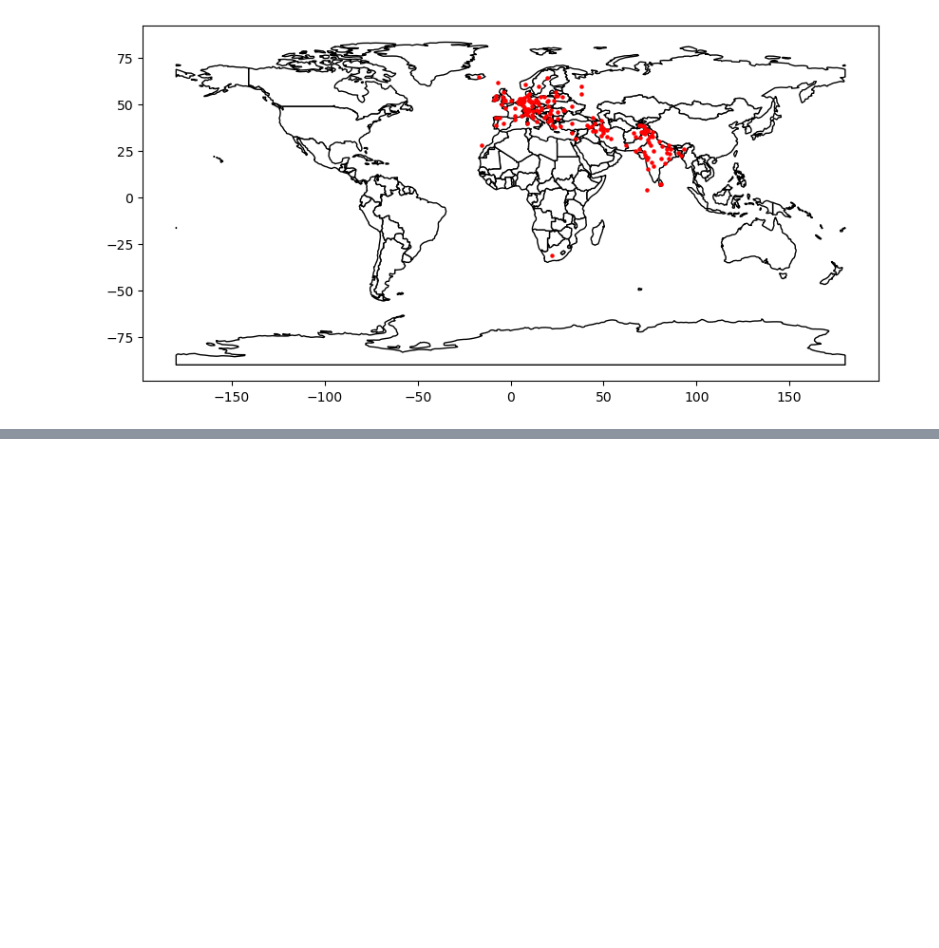
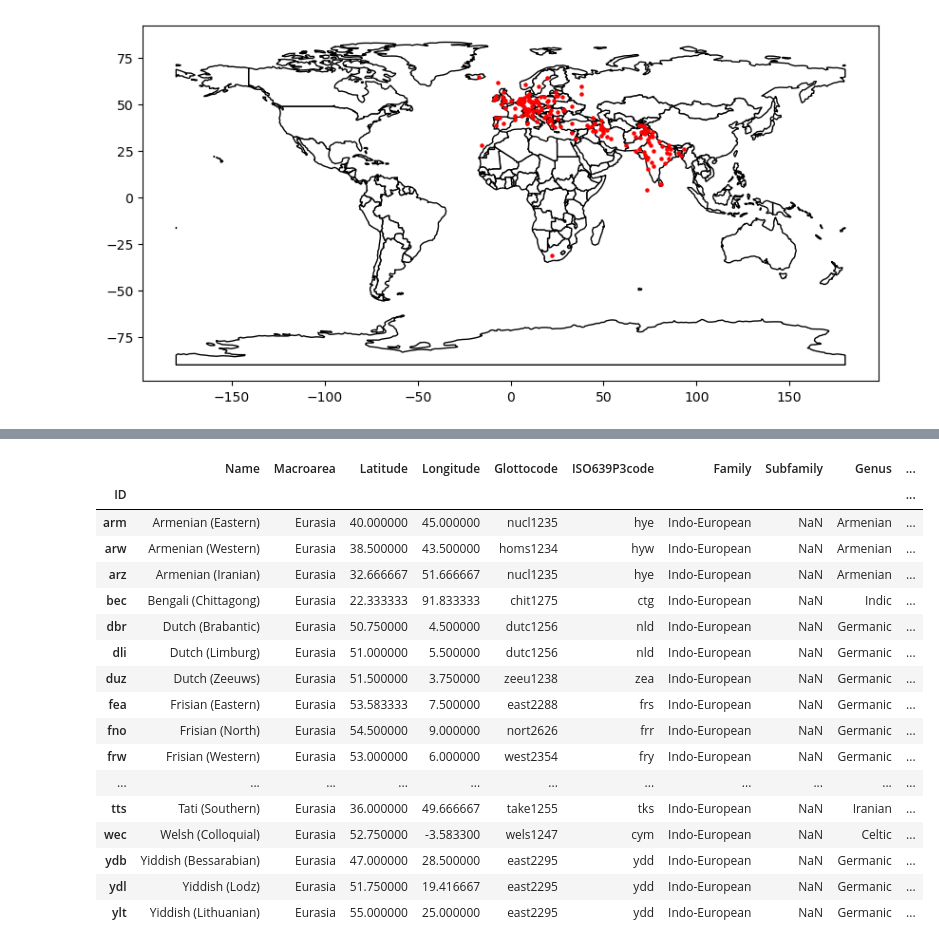
Before and after one commit to StefMiya/TL_Team5, a Jupyter notebook: languages.ipynb, the cells around one changed output, grey strips where cells are left out. Saved outputs shown, nothing was run; the diff lists cells and outputs as text; code cells hidden in the pictures; blank space fills up the shorter version.

```diff
--- a/languages.ipynb
+++ b/languages.ipynb
@@ -29,0 +52,23 @@ plot_langs(df_indo_europ)
+# %%
+# df_europe_only.head(100)
+
+df_indo_europ[(df_indo_europ['Name'].str.contains('^[\w]* \(\w*\)'))].head(100)
+# %% [output]
+|  | Name | Macroarea | Latitude | Longitude | Glottocode | ISO639P3code | Family | Subfamily | Genus | ... |
+| ID |  |  |  |  |  |  |  |  |  | ... |
+| arm | Armenian (Eastern) | Eurasia | 40.000000 | 45.000000 | nucl1235 | hye | Indo-European | NaN | Armenian | ... |
+| arw | Armenian (Western) | Eurasia | 38.500000 | 43.500000 | homs1234 | hyw | Indo-European | NaN | Armenian | ... |
+| arz | Armenian (Iranian) | Eurasia | 32.666667 | 51.666667 | nucl1235 | hye | Indo-European | NaN | Armenian | ... |
+| bec | Bengali (Chittagong) | Eurasia | 22.333333 | 91.833333 | chit1275 | ctg | Indo-European | NaN | Indic | ... |
+| dbr | Dutch (Brabantic) | Eurasia | 50.750000 | 4.500000 | dutc1256 | nld | Indo-European | NaN | Germanic | ... |
+| dli | Dutch (Limburg) | Eurasia | 51.000000 | 5.500000 | dutc1256 | nld | Indo-European | NaN | Germanic | ... |
+| duz | Dutch (Zeeuws) | Eurasia | 51.500000 | 3.750000 | zeeu1238 | zea | Indo-European | NaN | Germanic | ... |
+| fea | Frisian (Eastern) | Eurasia | 53.583333 | 7.500000 | east2288 | frs | Indo-European | NaN | Germanic | ... |
+| fno | Frisian (North) | Eurasia | 54.500000 | 9.000000 | nort2626 | frr | Indo-European | NaN | Germanic | ... |
+| frw | Frisian (Western) | Eurasia | 53.000000 | 6.000000 | west2354 | fry | Indo-European | NaN | Germanic | ... |
+| ... | ... | ... | ... | ... | ... | ... | ... | ... | ... | ... |
+| tts | Tati (Southern) | Eurasia | 36.000000 | 49.666667 | take1255 | tks | Indo-European | NaN | Iranian | ... |
+| wec | Welsh (Colloquial) | Eurasia | 52.750000 | -3.583300 | wels1247 | cym | Indo-European | NaN | Celtic | ... |
+| ydb | Yiddish (Bessarabian) | Eurasia | 47.000000 | 28.500000 | east2295 | ydd | Indo-European | NaN | Germanic | ... |
+| ydl | Yiddish (Lodz) | Eurasia | 51.750000 | 19.416667 | east2295 | ydd | Indo-European | NaN | Germanic | ... |
+| ylt | Yiddish (Lithuanian) | Eurasia | 55.000000 | 25.000000 | east2295 | ydd | Indo-European | NaN | Germanic | ... |
```
Also changed, not shown: parts of 6 cells of this notebook.
